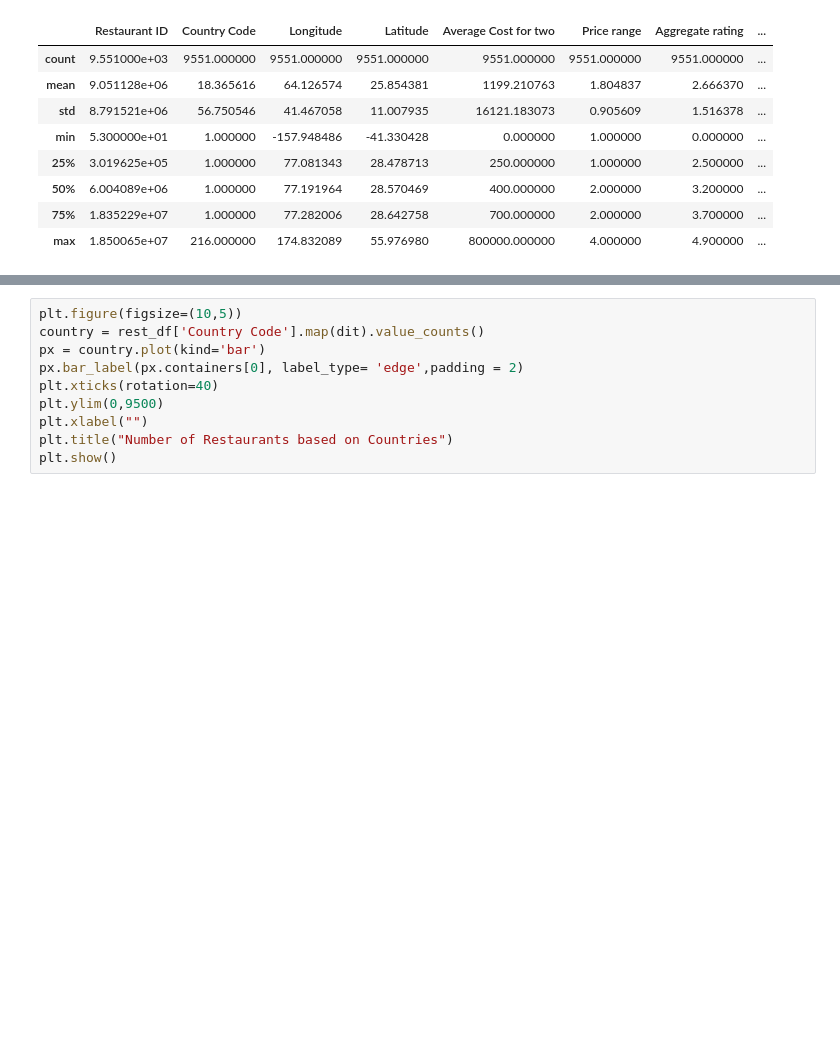
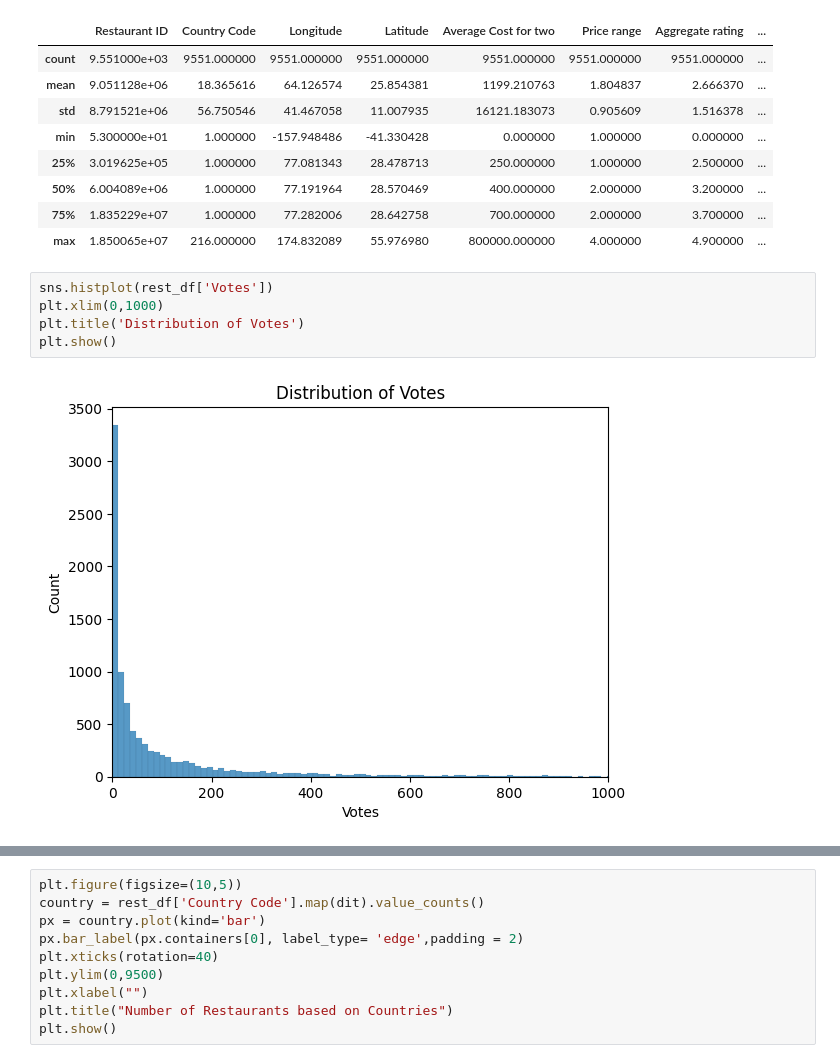
Before and after one commit to Suray-27/Restaurant-Analysis, a Jupyter notebook: Restaurant_analysis.ipynb, the cells around one changed output, grey strips where cells are left out. Saved outputs shown, nothing was run; the diff lists cells and outputs as text; blank space fills up the shorter version.

```diff
--- a/Restaurant_analysis.ipynb
+++ b/Restaurant_analysis.ipynb
@@ -144,3 +144,10 @@ rest_df.describe()
 | 50% | 6.004089e+06 | 1.000000 | 77.191964 | 28.570469 | 400.000000 | 2.000000 | 3.200000 | ... |
 | 75% | 1.835229e+07 | 1.000000 | 77.282006 | 28.642758 | 700.000000 | 2.000000 | 3.700000 | ... |
 | max | 1.850065e+07 | 216.000000 | 174.832089 | 55.976980 | 800000.000000 | 4.000000 | 4.900000 | ... |
+# %%
+sns.histplot(rest_df['Votes'])
+plt.xlim(0,1000)
+plt.title('Distribution of Votes')
+plt.show()
+# %% [output]
+[figure, added]
```
Also changed, not shown: parts of 57 cells of this notebook.
